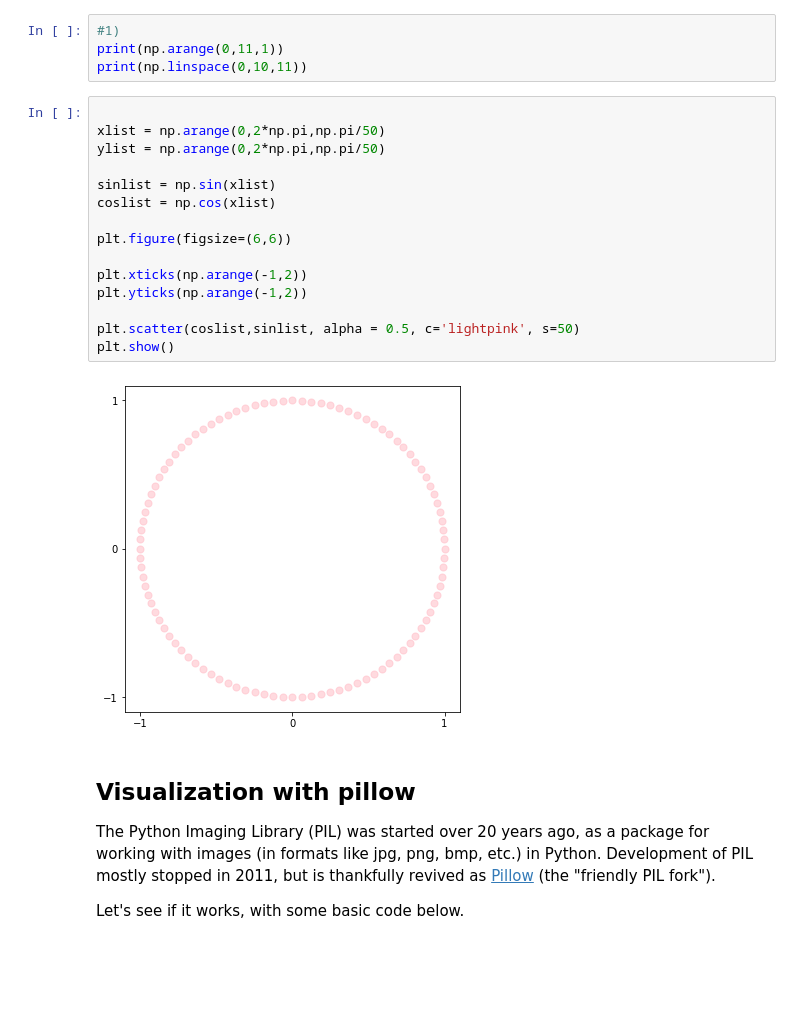
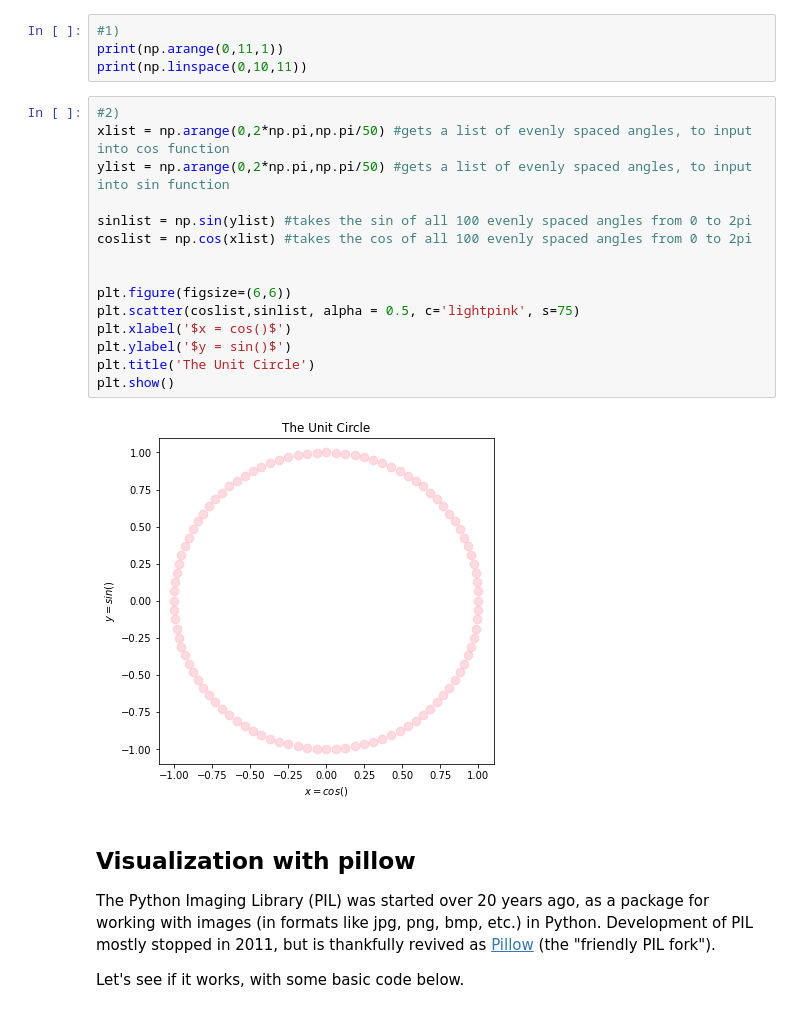
Before and after one commit to Gavin-Moss/Python-for-Math, a Jupyter notebook: P4M_Notebook_4.ipynb, the cells around one changed output. Cells and saved outputs as stored; diff of their text form; blank space fills up the shorter version.

```diff
--- a/P4M_Notebook_4.ipynb
+++ b/P4M_Notebook_4.ipynb
@@ -691,22 +691,22 @@ The command `np.linspace(start, stop, length)` creates a numpy array that begins
 print(np.arange(0,11,1))
 print(np.linspace(0,10,11))
 # %%
+#2)
+xlist = np.arange(0,2*np.pi,np.pi/50) #gets a list of evenly spaced angles, to input into cos function
+ylist = np.arange(0,2*np.pi,np.pi/50) #gets a list of evenly spaced angles, to input into sin function
 
-xlist = np.arange(0,2*np.pi,np.pi/50)
-ylist = np.arange(0,2*np.pi,np.pi/50)
+sinlist = np.sin(ylist) #takes the sin of all 100 evenly spaced angles from 0 to 2pi
+coslist = np.cos(xlist) #takes the cos of all 100 evenly spaced angles from 0 to 2pi
 
-sinlist = np.sin(xlist)
-coslist = np.cos(xlist)
 
 plt.figure(figsize=(6,6))
-
-plt.xticks(np.arange(-1,2))
-plt.yticks(np.arange(-1,2))
-
-plt.scatter(coslist,sinlist, alpha = 0.5, c='lightpink', s=50)
+plt.scatter(coslist,sinlist, alpha = 0.5, c='lightpink', s=75)
+plt.xlabel('$x = cos()$')
+plt.ylabel('$y = sin()$')
+plt.title('The Unit Circle')
 plt.show()
 # %% [output]
-[figure, old version]
+[figure, new version]
 # %% [markdown]
 ## Visualization with pillow
 
```
